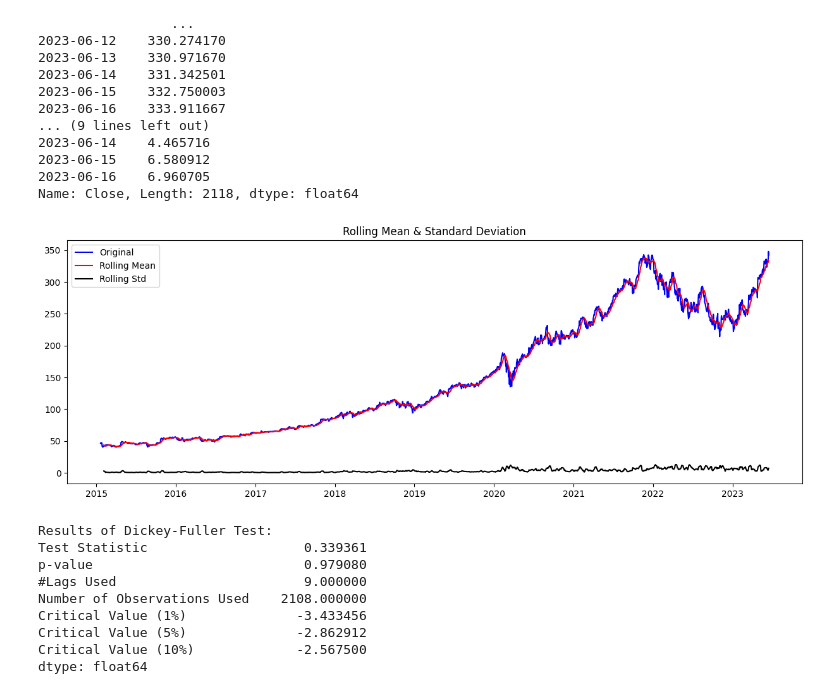
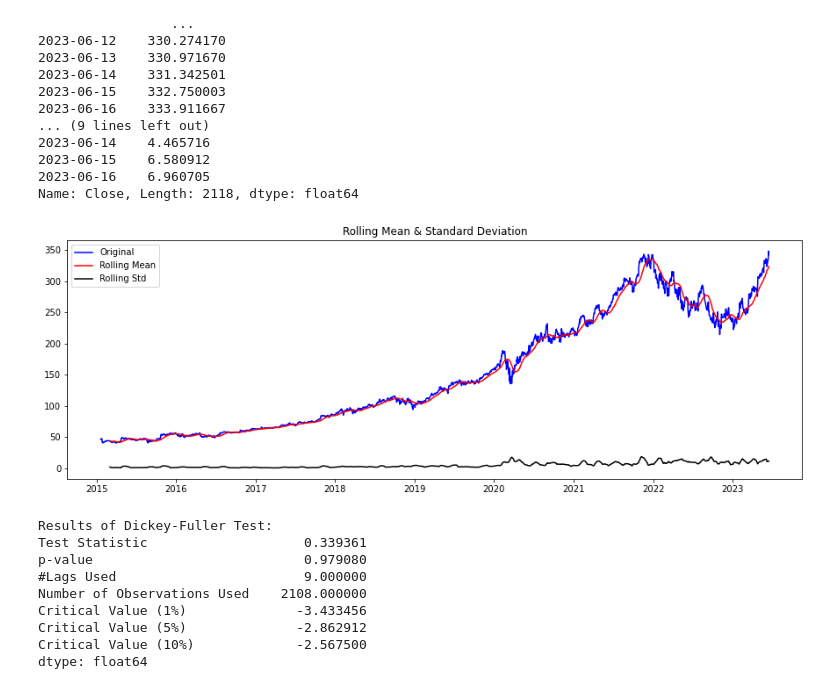
Before and after one commit to paulmachau/Time-Series-Analysis---Predicting-Microsoft-Stock-Prices-, a Jupyter notebook: project.ipynb, the cells around one changed output. Drawn from its saved outputs; the diff is of its cells as text; code cells hidden in the pictures.

```diff
--- a/project.ipynb
+++ b/project.ipynb
@@ -151,3 +156,3 @@ dtype: int64
 # %%
 # Convert the 'Date' column to a datetime data type
-df['Date'] = pd.to_datetime(df['Date'])
+du.convert_to_datetime('Date')
@@ -171,9 +177,8 @@ memory usage: 116.0 KB
 # %%
 # Set the 'Date' column as the index
-df.set_index('Date', inplace=True)
-
+du.set_index('Date')
 # Sort the data based on the index (date) if necessary
-df.sort_index(inplace=True)
+du.sort_data()
 # %%
 df.head()
 # %% [output]
@@ -286,15 +313,24 @@ Date
 Name: Close, Length: 2118, dtype: float64
 # %%
 # Plot rolling statistics:
-plt.figure(figsize=(15, 5))
-orig = plt.plot(df['Close'], color='blue', label='Original')
-mean = plt.plot(rolmean, color='red', label='Rolling Mean')
-std = plt.plot(rolstd, color='black', label='Rolling Std')
-plt.legend(loc='best')
-plt.title('Rolling Mean & Standard Deviation')
-plt.show(block=False)
+def plot_rolling_statistics(df, window):
+    plt.figure(figsize=(15, 5))
+    orig = plt.plot(df['Close'], color='blue', label='Original')
+    rolmean = df['Close'].rolling(window=window).mean()
+    rolstd = df['Close'].rolling(window=window).std()
+    mean = plt.plot(rolmean, color='red', label='Rolling Mean')
+    std = plt.plot(rolstd, color='black', label='Rolling Std')
+    plt.legend(loc='best')
+    plt.title('Rolling Mean & Standard Deviation')
+    plt.show(block=False)
+
+# Define the window size for rolling calculations
+window_size = 30
+
+# Call the function to plot rolling statistics
+plot_rolling_statistics(df, window_size)
 # %% [output]
-[figure, old version]
+[figure, new version]
 # %%
 # Perform Dickey-Fuller test:
 
```
Also changed, not shown: parts of 21 cells of this notebook.
